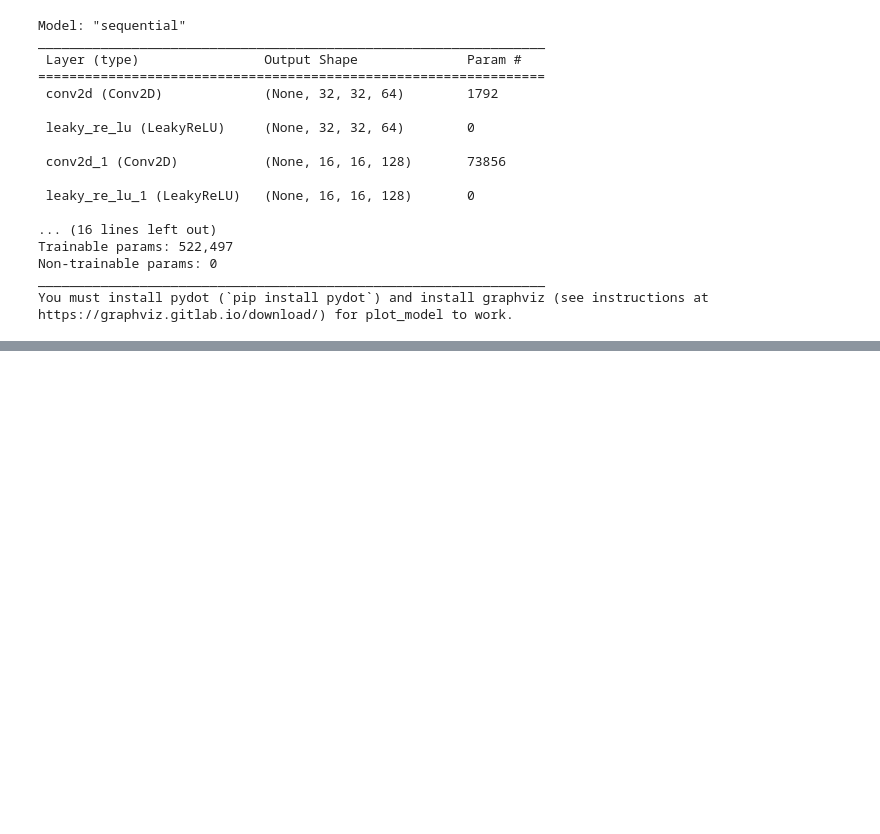
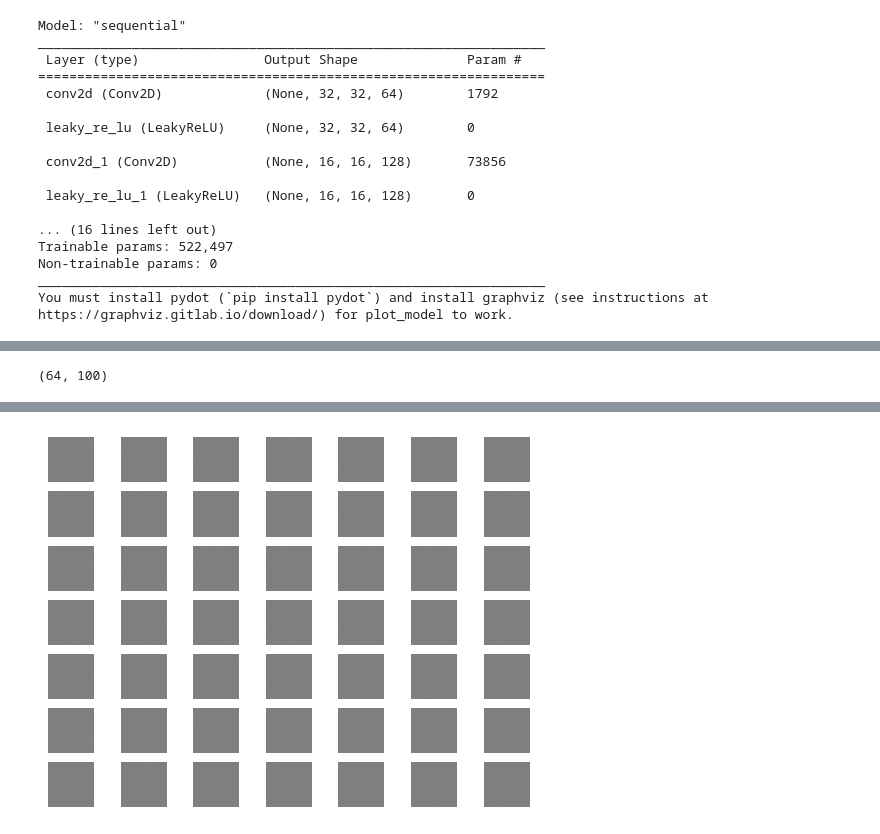
Before and after one commit to koushik173/GAN_practise, a Jupyter notebook: basicGAN.ipynb, the cells around one changed output, grey strips where cells are left out. Drawn from its saved outputs; the diff is of its cells as text; code cells hidden in the pictures; blank space fills up the shorter version.

```diff
--- a/basicGAN.ipynb
+++ b/basicGAN.ipynb
@@ -235,3 +253,49 @@ Trainable params: 1,466,115
 Non-trainable params: 0
 _________________________________________________________________
 You must install pydot (`pip install pydot`) and install graphviz (see instructions at https://graphviz.gitlab.io/download/) for plot_model to work.
+# %%
+# generate points in latent space as input for the generator
+def generate_latent_points(latent_dim, n_samples):
+    #generate point in the latent space
+    x_input = np.random.randn(latent_dim * n_samples)
+    # reshape into a batch of inputs for the network
+    x_input = x_input.reshape(n_samples, latent_dim)
+    return x_input
+# %%
+x_input = generate_latent_points(100,64)
+print(x_input.shape)
+# %% [output]
+(64, 100)
+# %%
+# udr the generator to generate n fake examples, with class labels
+def generate_fake_samples(g_model,latent_dim, n_samples):
+    # generate points in the latent space
+    x_input = generate_latent_points(latent_dim, n_samples)
+    # predict outputs
+    X = g_model.predict(x_input)
+    # create 'fake' class labels (0)
+    y = np.zeros((n_samples, 1))
+    return X, y
+# %%
+# size the latent space
+from matplotlib import pyplot as plt
+latent_dim =100
+# define the discriminator model
+model = define_generator(latent_dim)
+# generate sample
+n_samples = 49
+X, _ = generate_fake_samples(model, latent_dim, n_samples)
+#scale pixel value from [-1,1] to [0,1]
+X = (X+1)/2.0
+#plot the genrated samples
+for i in range(n_samples):
+    #define subplot
+    pyplot.subplot(7,7,1+i)
+    # turn off axis labels
+    pyplot.axis('off')
+    # plot the single image
+    pyplot.imshow(X[i])
+#show the figure
+
+pyplot.show()
+# %% [output]
@@ -237,0 +303 @@ You must install pydot (`pip install pydot`) and install graphviz (see instructi
+[figure, added]
```
Also changed, not shown: parts of 7 cells of this notebook.
